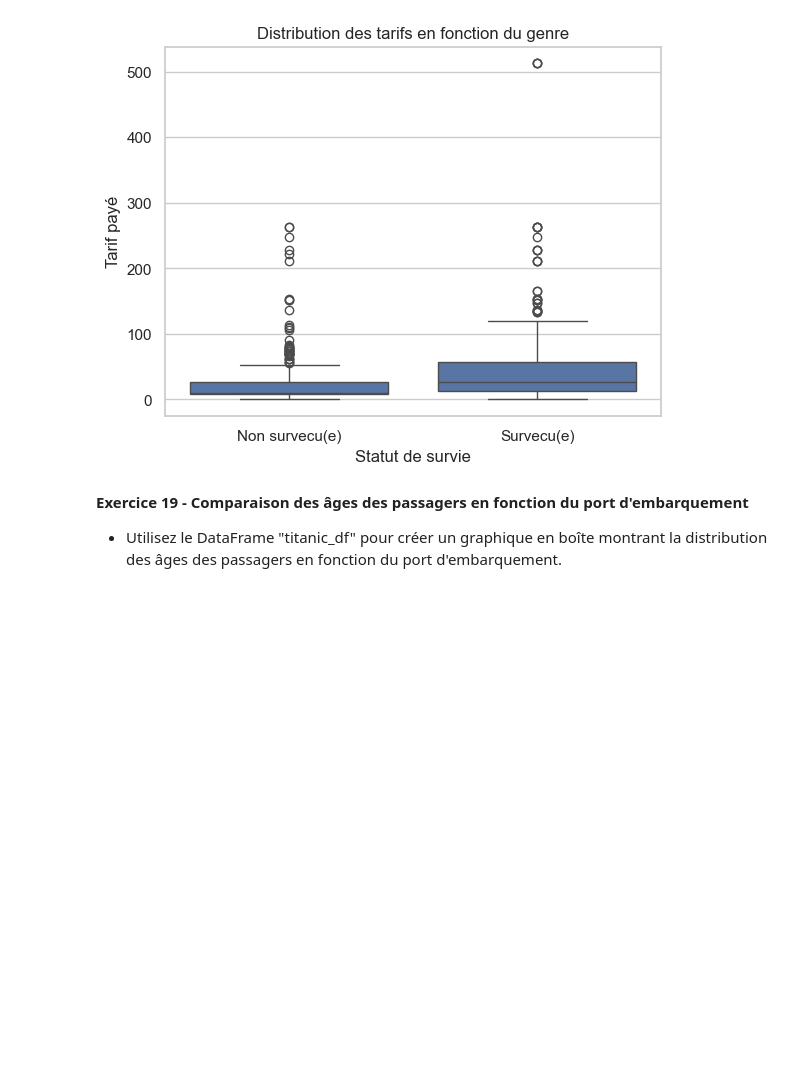
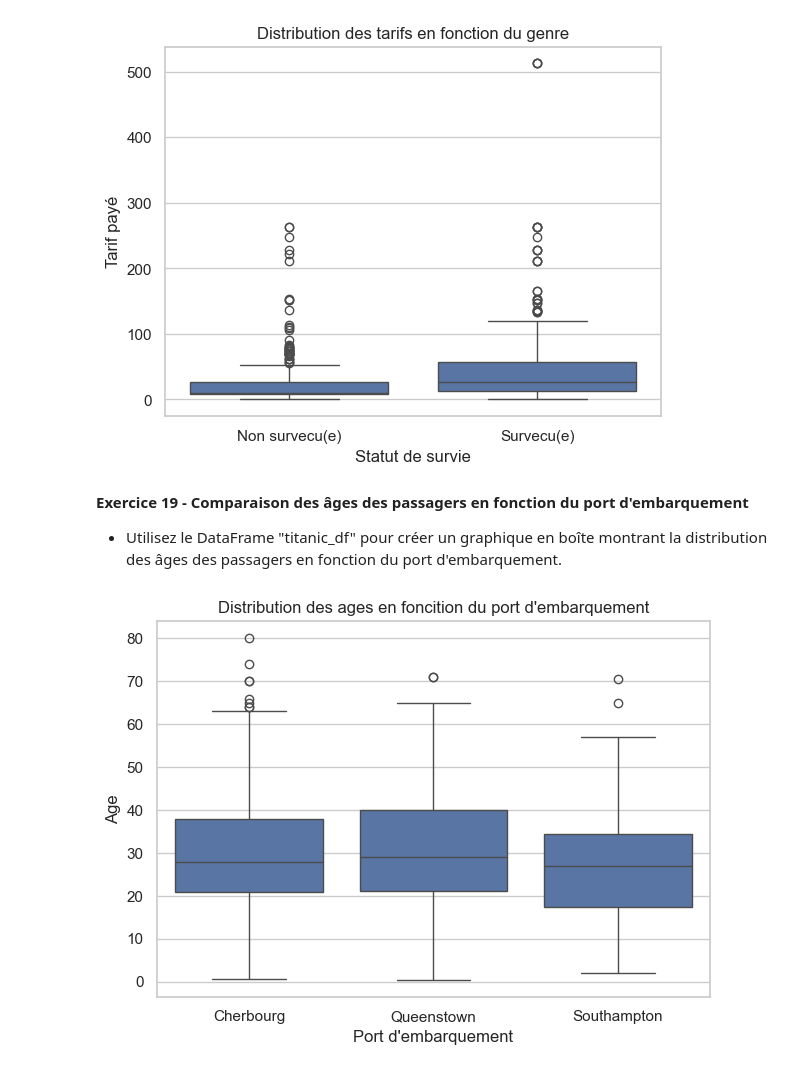
Before and after one commit to timdazayous/InitiationPython, a Jupyter notebook: Seaborn.ipynb, the cells around one changed output. Saved outputs shown, nothing was run; the diff lists cells and outputs as text; code cells hidden in the pictures; blank space fills up the shorter version.

```diff
--- a/Seaborn.ipynb
+++ b/Seaborn.ipynb
@@ -492,3 +492,19 @@ plt.show()
 # %% [markdown]
 **Exercice 19 - Comparaison des âges des passagers en fonction du port d'embarquement**
 * Utilisez le DataFrame "titanic_df" pour créer un graphique en boîte montrant la distribution des âges des passagers en fonction du port d'embarquement.
+# %%
+sns.set(style='whitegrid')
+
+sns.boxplot(data=titanic_df, x="Embarked", y="Age")
+
+plt.title("Distribution des ages en fonction du port d'embarquement")
+plt.xlabel("Port d'embarquement")
+plt.ylabel("Age")
+plt.xticks (
+    ticks=[0,1,2], # Position automatique des ticks
+    labels=['Cherbourg', 'Queenstown', 'Southampton']
+)
+plt.tight_layout()
+plt.show()
+# %% [output]
+[figure, added]
```
Also changed, not shown: parts of 2 cells of this notebook.
